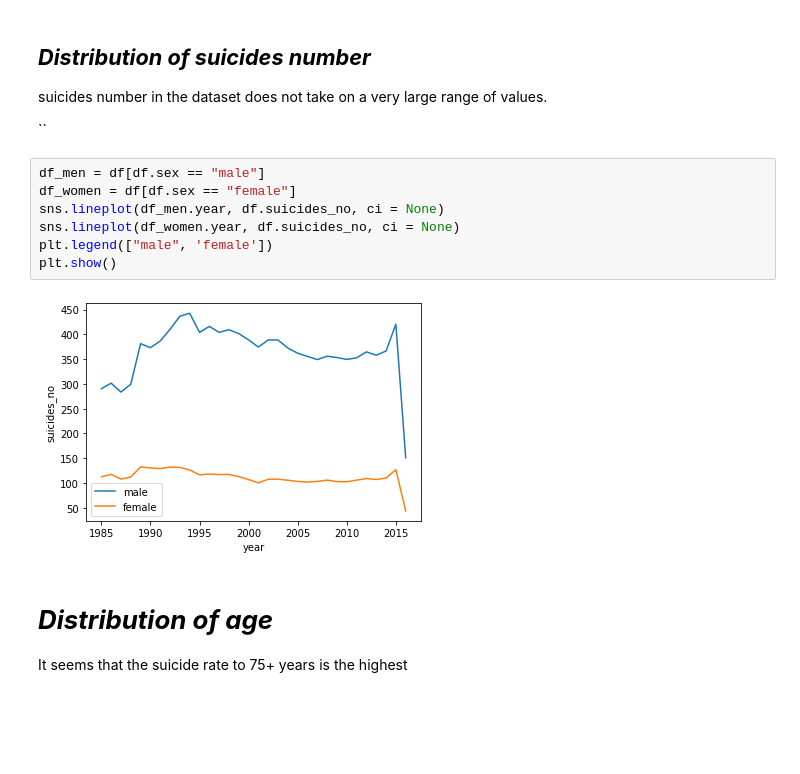
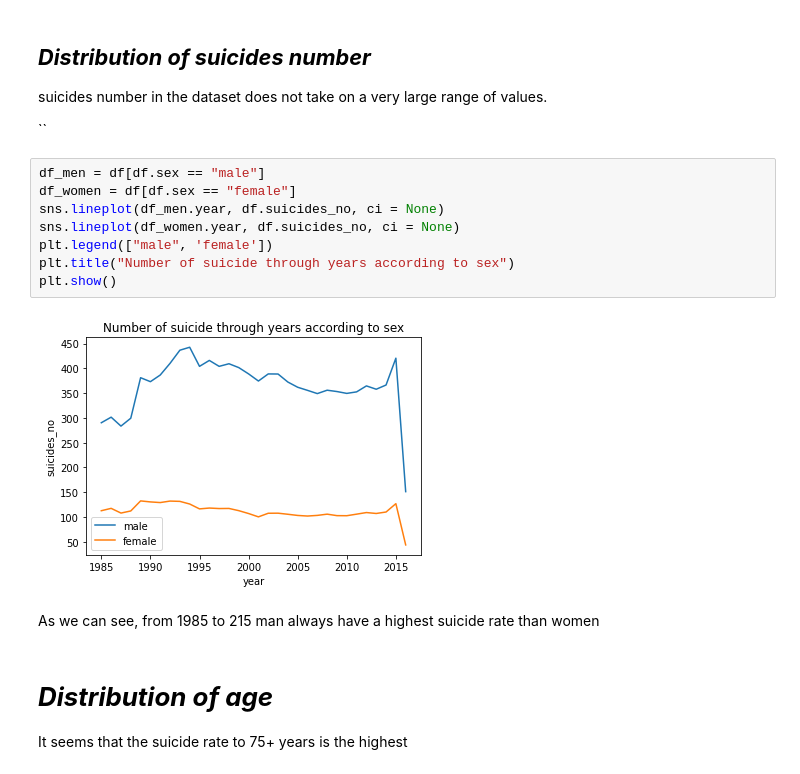
Before and after one commit to SarahKaren4/suicide_analysis, a Jupyter notebook: Part_II_slide_deck_template.ipynb, the cells around one changed output. Saved outputs shown, nothing was run; the diff lists cells and outputs as text; blank space fills up the shorter version.

```diff
--- a/Part_II_slide_deck_template.ipynb
+++ b/Part_II_slide_deck_template.ipynb
@@ -43,12 +43,15 @@ suicides number in the dataset does not take on a very large range of values.
 # %%
 df_men = df[df.sex == "male"]
 df_women = df[df.sex == "female"]
 sns.lineplot(df_men.year, df.suicides_no, ci = None)
 sns.lineplot(df_women.year, df.suicides_no, ci = None)
 plt.legend(["male", 'female'])
+plt.title("Number of suicide through years according to sex")
 plt.show()
 # %% [output]
-[figure, old version]
+[figure, new version]
+# %% [markdown]
+As we can see, from  1985 to 215 man always have a highest suicide rate than women
 # %% [markdown]
 # ***Distribution of age***
 It seems that the suicide rate to 75+ years is the highest
```
Also changed, not shown: parts of 7 cells of this notebook, 2 other files.
